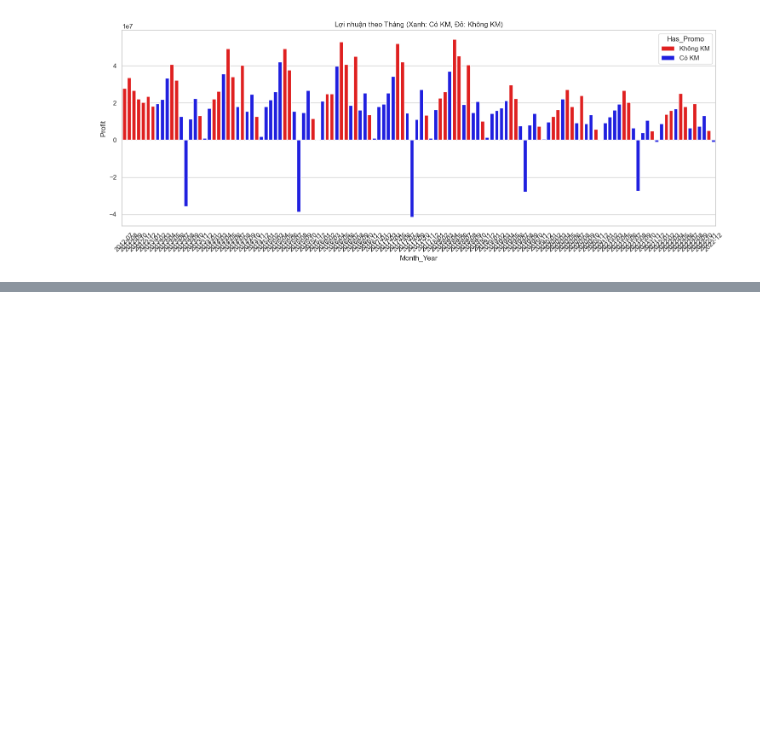
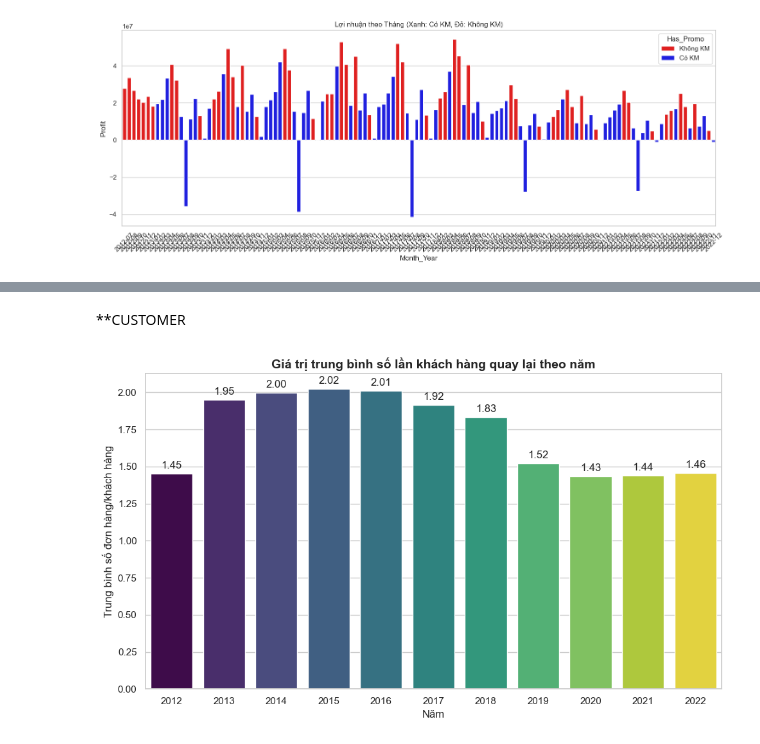
Before and after one commit to lamducanhkhoarubik-spec/Datathon_UITUT, a Jupyter notebook: code/eda/diagnostic.ipynb, the cells around one changed output, grey strips where cells are left out. Drawn from its saved outputs; the diff is of its cells as text; code cells hidden in the pictures; blank space fills up the shorter version.

```diff
--- a/code/eda/diagnostic.ipynb
+++ b/code/eda/diagnostic.ipynb
@@ -186,0 +242,45 @@ plt.show()
+# %% [markdown]
+**CUSTOMER
+# %%
+# Lấy dữ liệu từ dictionary
+df_orders = data_cleansed['df_orders']
+
+# Bước 1: Đảm bảo order_date là định dạng datetime và trích xuất năm
+df_orders['order_date'] = pd.to_datetime(df_orders['order_date'])
+df_orders['order_year'] = df_orders['order_date'].dt.year
+
+# Bước 2: Tính số lần đặt hàng của mỗi khách hàng theo từng năm
+# (Giả định "khách hàng quay lại" tính trên phạm vi từng năm)
+customer_retention = df_orders.groupby(['order_year', 'customer_id']).size().reset_index(name='order_count')
+
+# Bước 3: Tính trung bình số đơn hàng (số lần quay lại) của khách hàng theo năm
+yearly_avg = customer_retention.groupby('order_year')['order_count'].mean().reset_index()
+
+# Bước 4: Vẽ biểu đồ cột
+plt.figure(figsize=(10, 6))
+sns.set_theme(style="whitegrid")
+
+ax = sns.barplot(
+    data=yearly_avg,
+    x='order_year',
+    y='order_count',
+    hue='order_year',
+    palette='viridis',
+    legend=False
+)
+
+# Thêm nhãn giá trị trên đầu mỗi cột cho trực quan
+for p in ax.patches:
+    ax.annotate(format(p.get_height(), '.2f'),
+                (p.get_x() + p.get_width() / 2., p.get_height()),
+                ha = 'center', va = 'center',
+                xytext = (0, 9),
+                textcoords = 'offset points')
+
+plt.title('Giá trị trung bình số lần khách hàng quay lại theo năm', fontsize=14, fontweight='bold')
+plt.xlabel('Năm', fontsize=12)
+plt.ylabel('Trung bình số đơn hàng/khách hàng', fontsize=12)
+plt.tight_layout()
+plt.show()
+# %% [output]
+[figure, added]
```
Also changed, not shown: parts of 6 cells of this notebook.
